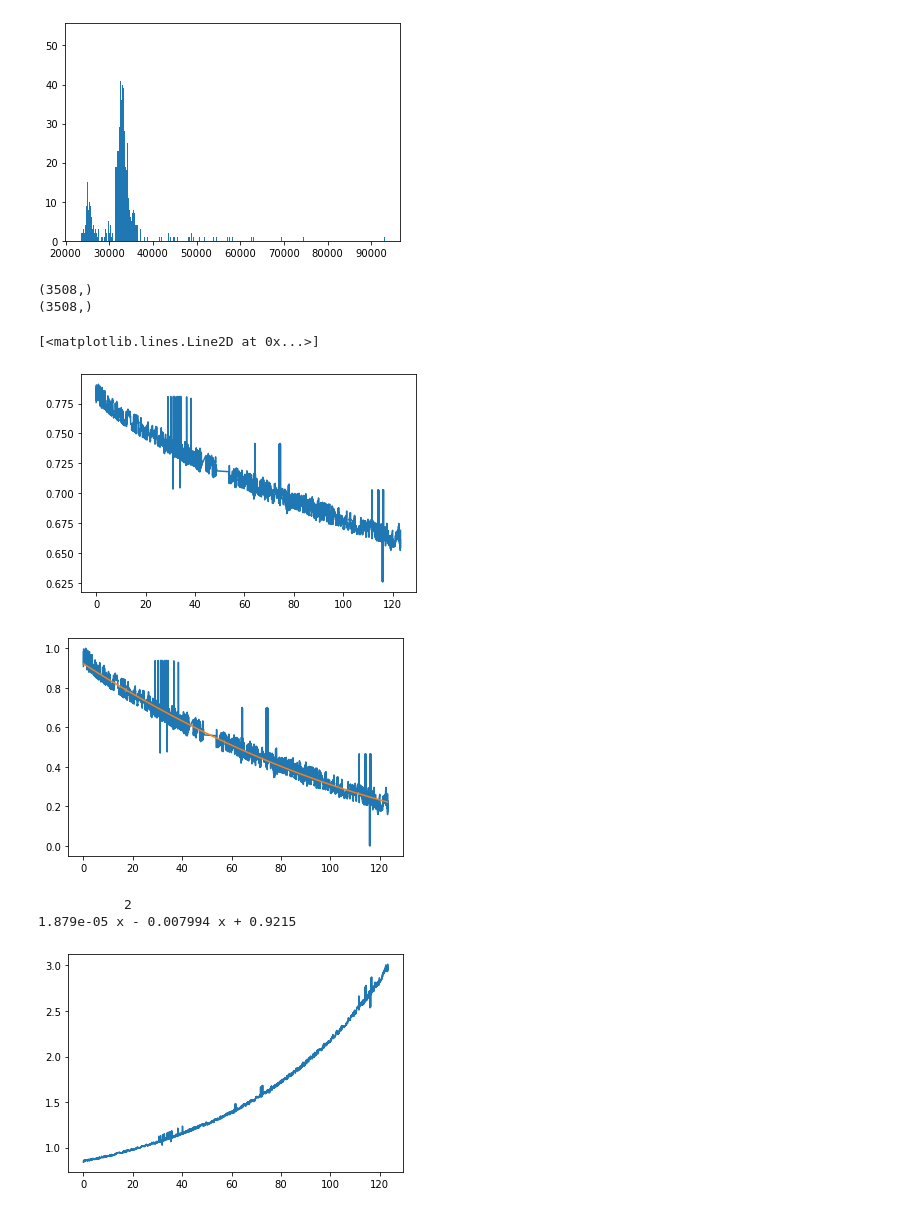
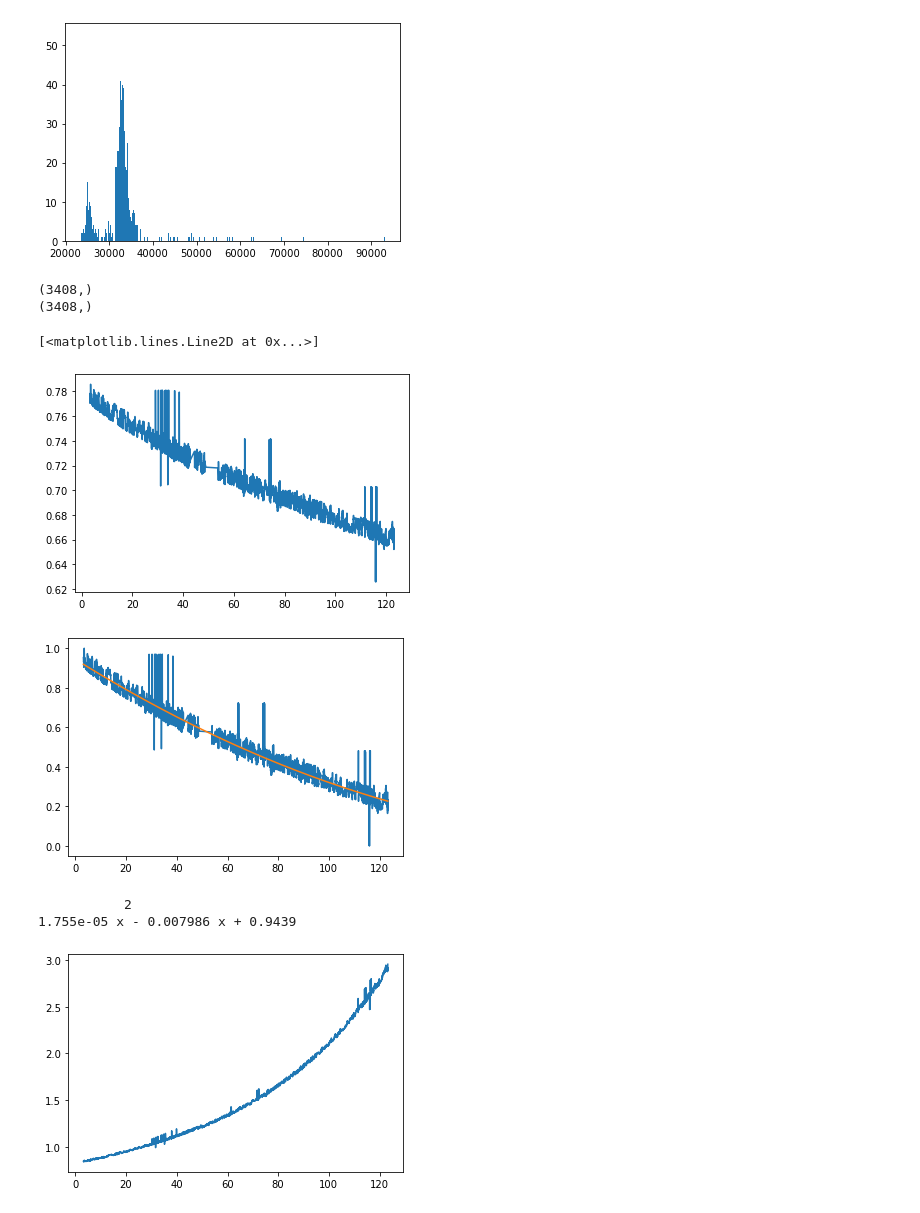
Before and after one commit to AmeVel2040/eclipseAmeyaSharing, a Jupyter notebook: InitialSpectogramAnalysis6-13-22.ipynb, the cells around one changed output. Cells and saved outputs as stored; diff of their text form; code cells hidden in the pictures.

```diff
--- a/InitialSpectogramAnalysis6-13-22.ipynb
+++ b/InitialSpectogramAnalysis6-13-22.ipynb
@@ -64,7 +64,7 @@ print(data_01["tdiff"].mean()/1E6)
 0.03267300885461297
 [figure]
 # %%
-start=0
+start=100
 firstChange=754 #Connection to 2/3 power
 secondChange=3536 #Disconnection
 thirdChange=3596 #Connection to FullPower
@@ -74,30 +74,30 @@ vchunk1=y[start:-1] #OFF
 print(tchunk1.shape)
 print(vchunk1.shape)
 # %% [output]
-(3508,)
-(3508,)
+(3408,)
+(3408,)
 # %%
 plt.plot(tchunk1,vchunk1)
 # %% [output]
 [<matplotlib.lines.Line2D at 0x...>]
-[figure, old version]
+[figure, new version]
 # %%
 normv=(vchunk1-vchunk1.min())/(vchunk1.max()-vchunk1.min())
 z=np.polyfit(tchunk1,normv,deg=2)
 p=np.poly1d(z)
-xp=np.linspace(min(tchunk1),max(tchunk1),len(tchunk1)+1)
+xp=np.linspace(min(tchunk1),max(tchunk1),len(tchunk1))
 yp=p(xp)
-div=y/yp
+div=vchunk1/yp
 plt.plot(tchunk1,normv)
 plt.plot(xp,yp)
 plt.show()
 plt.plot(xp,div)
 print(p)
 # %% [output]
-[figure, old version]
+[figure, new version]
            2
-1.879e-05 x - 0.007994 x + 0.9215
+1.755e-05 x - 0.007986 x + 0.9439
-[figure, old version]
+[figure, new version]
 # %%
 def three_sigmad(nt,nv,chunks):
     data = np.row_stack((nt,nv))
```
Also changed, not shown: parts of 3 cells of this notebook.
